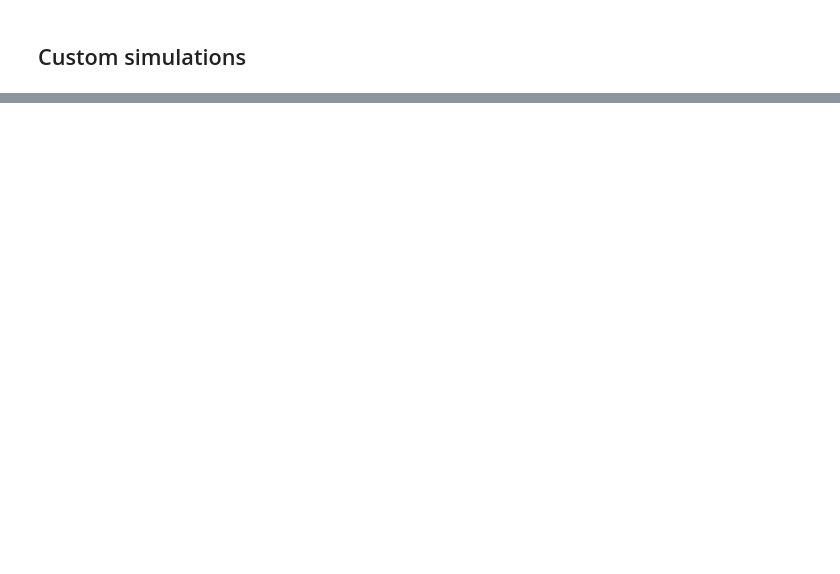
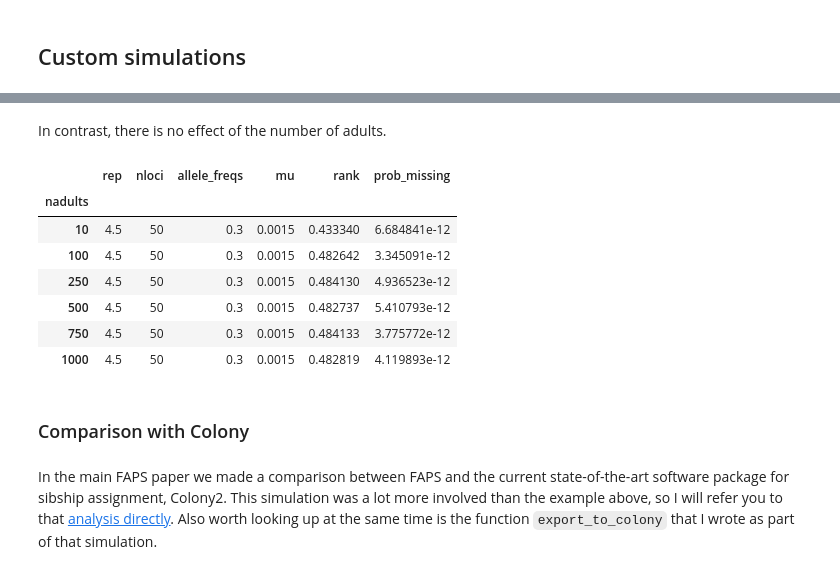
Before and after one commit to ellisztamas/faps, a Jupyter notebook: docs/06 Simulating data.ipynb, the cells around one changed output, grey strips where cells are left out. Saved outputs shown, nothing was run; the diff lists cells and outputs as text; code cells hidden in the pictures; blank space fills up the shorter version.

```diff
--- a/docs/06 Simulating data.ipynb
+++ b/docs/06 Simulating data.ipynb
@@ -16,0 +143,4 @@ Before committing to the time and cost of genotyping samples for a paternity stu
+# %%
+patlik.prob_array = patlik.adjust_prob_array(purge = 1, missing_parents=0.25)
+sc = sibship_clustering(patlik)
+sc.accuracy(progeny, adults)
@@ -16,0 +152,4 @@ Before committing to the time and cost of genotyping samples for a paternity stu
+# %%
+patlik.prob_array = patlik.adjust_prob_array(selfing_rate=0.5)
+sc = sibship_clustering(patlik)
+sc.accuracy(progeny, adults)
@@ -27,0 +301,35 @@ Before committing to the time and cost of genotyping samples for a paternity stu
+# %%
+t0 = time()
+counter = 0
+#progsteps = np.arange(0, nreps, float(nreps)/10)[1:]
+fp = FloatProgress(min=0, max=nsims) # instantiate the bar
+display(fp) # display the bar
+
+print "Beginning simulations on {}.".format(asctime(localtime(time()) ))
+
+for r in range(nreps):
+    for l in range(len(nloci)):
+        for a in range(len(allele_freqs)):
+            for n in range(len(nadults)):
+                for m in range(len(mu)):
+                    af = np.repeat(allele_freqs[a], nloci[l])
+                    adults = make_parents(nadults[n], af)
+                    progeny = make_offspring(adults, 100)
+                    mi      = progeny.parent_index('m', adults.names) # maternal index
+                    mothers = adults.subset(mi)
+                    patlik  = paternity_array(progeny, mothers, adults, af, mu[m])
+                    # Find the rank of the missing term within the array.
+                    rank    = [np.where(np.sort(patlik.prob_array[i]) == patlik.prob_array[i,-1])[0][0] for i in range(progeny.size)]
+                    rank    = np.array(rank).mean() / nadults[n]
+                    # get the posterior probabilty fir the missing term.
+                    prob_misisng = np.exp(patlik.prob_array[:, -1]).mean()
+                    #export data
+                    dt[counter] = np.array([r, nloci[l], allele_freqs[a], nadults[n], mu[m], rank, prob_misisng])
+                    # update counters
+                    counter += 1
+                    fp.value += 1 # signal to increment the progress bar
+
+print "Completed in {} hours.".format(round((time() - t0)/3600,2))
+
+head = ['rep', 'nloci', 'allele_freqs', 'nadults', 'mu', 'rank', 'prob_missing']
+dt = pd.DataFrame(dt, columns=head)
@@ -27,0 +352,19 @@ Before committing to the time and cost of genotyping samples for a paternity stu
+# %% [markdown]
+In contrast, there is no effect of the number of adults.
+# %%
+dt.groupby('nadults').mean()
+# %% [output]
+|  | rep | nloci | allele_freqs | mu | rank | prob_missing |
+| nadults |  |  |  |  |  |  |
+| 10 | 4.5 | 50 | 0.3 | 0.0015 | 0.433340 | 6.684841e-12 |
+| 100 | 4.5 | 50 | 0.3 | 0.0015 | 0.482642 | 3.345091e-12 |
+| 250 | 4.5 | 50 | 0.3 | 0.0015 | 0.484130 | 4.936523e-12 |
+| 500 | 4.5 | 50 | 0.3 | 0.0015 | 0.482737 | 5.410793e-12 |
+| 750 | 4.5 | 50 | 0.3 | 0.0015 | 0.484133 | 3.775772e-12 |
+| 1000 | 4.5 | 50 | 0.3 | 0.0015 | 0.482819 | 4.119893e-12 |
+# %% [markdown]
+### Comparison with Colony
+# %% [markdown]
+In the main FAPS paper we made a comparison between FAPS and the current state-of-the-art software package for sibship assignment, Colony2.
+This simulation was a lot more involved than the example above, so I will refer you to that [analysis directly](http://localhost:8889/notebooks/manuscript_faps/analysis/Comparison%20with%20Colony2.ipynb).
+Also worth looking up at the same time is the function `export_to_colony` that I wrote as part of that simulation.
```
Also changed, not shown: parts of 55 cells of this notebook, 1 other file.
